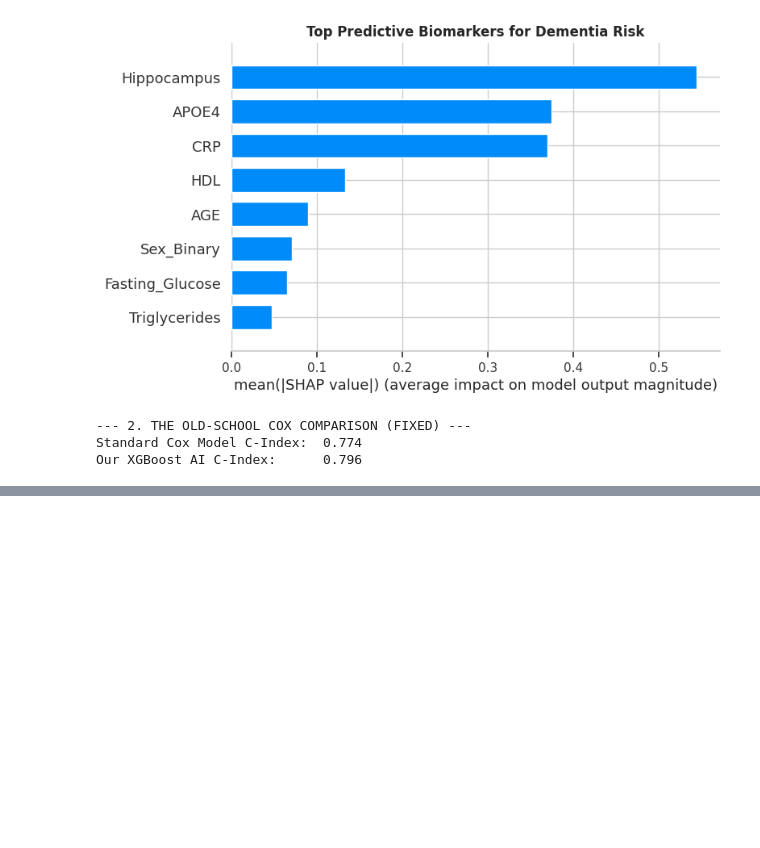
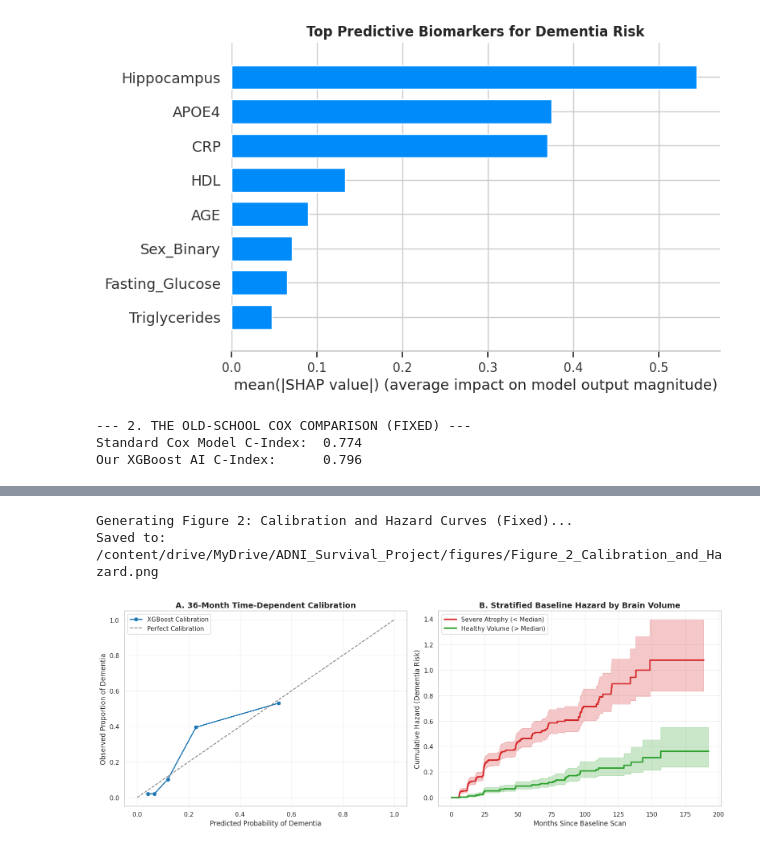
Before and after one commit to Benjaminotuya1/ADNI-Cognitive-Survival-XGBoost, a Jupyter notebook: XGBoost_Model.ipynb, the cells around one changed output, grey strips where cells are left out. Saved outputs shown, nothing was run; the diff lists cells and outputs as text; code cells hidden in the pictures; blank space fills up the shorter version.

```diff
--- a/XGBoost_Model.ipynb
+++ b/XGBoost_Model.ipynb
@@ -1011,0 +1041,62 @@ Our XGBoost AI C-Index:      0.796
+# %%
+import matplotlib.pyplot as plt
+import numpy as np
+from sklearn.calibration import calibration_curve
+from lifelines import NelsonAalenFitter
+
+print("Generating Figure 2: Calibration and Hazard Curves (Fixed)...")
+
+fig, axes = plt.subplots(1, 2, figsize=(16, 6))
+
+# --- PANEL A: Calibration at 36 Months ---
+S0_36 = kmf_base.predict(36)
+ind_survival_probs_36 = S0_36 ** hazard_scores
+valid_mask = (actual_times_array > 36) | ((actual_times_array <= 36) & (actual_events_array == 1))
+valid_probs = ind_survival_probs_36[valid_mask]
+actual_survival = (actual_times_array[valid_mask] > 36).astype(int)
+
+prob_true, prob_pred = calibration_curve(1 - actual_survival, 1 - valid_probs, n_bins=5, strategy='quantile')
+
+axes[0].plot(prob_pred, prob_true, marker='o', linewidth=2, color='#1f77b4', label='XGBoost Calibration')
+axes[0].plot([0, 1], [0, 1], linestyle='--', color='gray', label='Perfect Calibration')
+axes[0].set_title('A. 36-Month Time-Dependent Calibration', fontsize=14, fontweight='bold')
+axes[0].set_xlabel('Predicted Probability of Dementia', fontsize=12)
+axes[0].set_ylabel('Observed Proportion of Dementia', fontsize=12)
+axes[0].legend()
+axes[0].grid(alpha=0.3)
+
+# --- PANEL B: Cumulative Hazard (THE FIX) ---
+# We instantiate the correct mathematical engine for Hazard curves
+naf_atrophy = NelsonAalenFitter()
+naf_healthy = NelsonAalenFitter()
+
+# Find the median to split the patients
+median_hippo = X_train['Hippocampus'].median()
+mask_atrophy = X_train['Hippocampus'] < median_hippo
+mask_healthy = X_train['Hippocampus'] >= median_hippo
+
+# Fit the Nelson-Aalen models using the training times and events
+train_times = np.abs(y_train)
+train_events = (y_train > 0).astype(int)
+
+naf_atrophy.fit(train_times[mask_atrophy], event_observed=train_events[mask_atrophy])
+naf_healthy.fit(train_times[mask_healthy], event_observed=train_events[mask_healthy])
+
+# Plot the curves
+naf_atrophy.plot_cumulative_hazard(ax=axes[1], color='#d62728', linewidth=2.5, label='Severe Atrophy (< Median)')
+naf_healthy.plot_cumulative_hazard(ax=axes[1], color='#2ca02c', linewidth=2.5, label='Healthy Volume (> Median)')
+
+axes[1].set_title('B. Stratified Baseline Hazard by Brain Volume', fontsize=14, fontweight='bold')
+axes[1].set_xlabel('Months Since Baseline Scan', fontsize=12)
+axes[1].set_ylabel('Cumulative Hazard (Dementia Risk)', fontsize=12)
+axes[1].grid(alpha=0.3)
+
+plt.tight_layout()
+fig2_save = fig_path + 'Figure_2_Calibration_and_Hazard.png'
+plt.savefig(fig2_save, dpi=300, bbox_inches='tight')
+print(f"Saved to: {fig2_save}")
+plt.show()
+# %% [output]
+Generating Figure 2: Calibration and Hazard Curves (Fixed)...
+Saved to: /content/drive/MyDrive/ADNI_Survival_Project/figures/Figure_2_Calibration_and_Hazard.png
+[figure, added]
```
Also changed, not shown: parts of 2 cells of this notebook.
